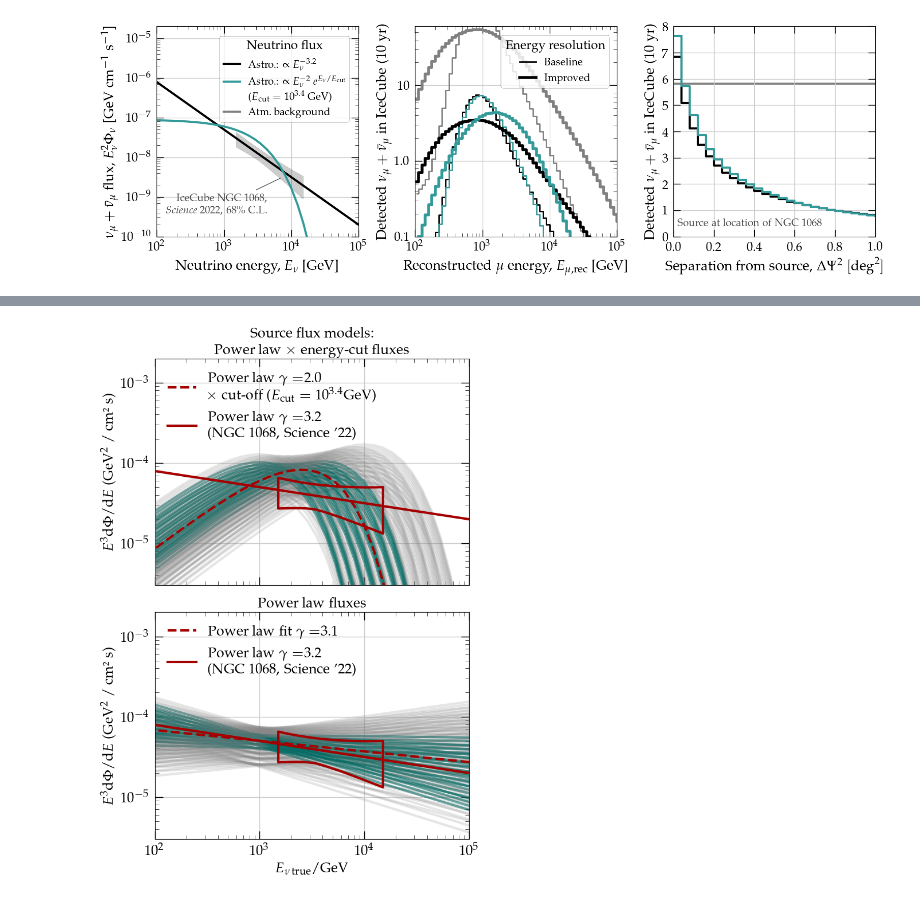
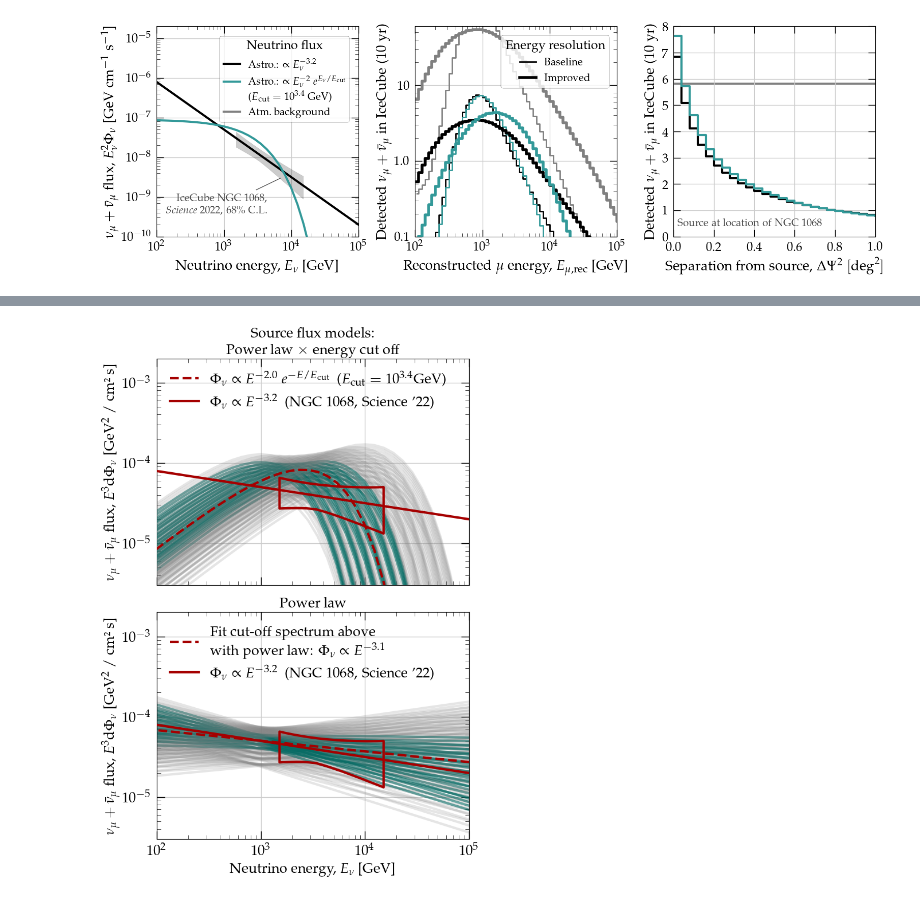
Before and after one commit to PLEnuM-group/Plenum, a Jupyter notebook: notebooks/misc/plotting_standalone.ipynb, the cells around one changed output, grey strips where cells are left out. Saved outputs shown, nothing was run; the diff lists cells and outputs as text; code cells hidden in the pictures.

```diff
--- a/notebooks/misc/plotting_standalone.ipynb
+++ b/notebooks/misc/plotting_standalone.ipynb
@@ -1643,13 +1655,15 @@ x_evals = np.logspace(0, 9, 100)
 y_scaling = 3
 
 f, ax = plt.subplots(nrows=2, figsize=(7, 10), sharex=True)
-ax[0].set_title("Source flux models: \n" + r"Power law $\times$ energy-cut fluxes")
-ax[1].set_title("Power law fluxes")
+ax[0].set_title("Source flux models: \n" + r"Power law $\times$ energy cut off")
+ax[1].set_title("Power law")
 
 current_color = st.colors[2]
 
 tmp_Gamma_cut = 2
-for (tmp_nz, tmp_logE_cut), series in pvals_ngc.groupby(["normalization_factor", "logE_cut"]):
+for (tmp_nz, tmp_logE_cut), series in pvals_ngc.groupby(
+    ["normalization_factor", "logE_cut"]
+):
     ## selecting results that are close to the original fit values
     mask = (np.abs(pivot_gamma_diff) < gamma_err) & (np.abs(pivot_norm_diff) < norm_err)
     if mask[tmp_logE_cut].loc[tmp_nz]:
@@ -1661,7 +1675,7 @@ for (tmp_nz, tmp_logE_cut), series in pvals_ngc.groupby(["normalization_factor",
 
     # define the correctly normalized PL+cut flux for NGC 1068
     ngc_cut_flux_tmp = PLcut_flux(
-        series.iloc[0]["flux_cut_norm"], #st.PHI_NGC * series.iloc[0]["flux_scaling"],
+        series.iloc[0]["flux_cut_norm"],  # st.PHI_NGC * series.iloc[0]["flux_scaling"],
         tmp_Gamma_cut,
         tmp_logE_cut,
         st.E0_NGC,
@@ -1710,10 +1724,12 @@ ax[0].plot(
     ls="--",
     lw=3,
     zorder=20,
-    label=rf"Power law $\gamma=${ngc_cut_flux.gamma}"
-    + "\n"
-    + rf"$\times$ "
-    + rf"cut-off ($E_{{\rm cut}}=10^{{{ngc_cut_flux.e_cut:1.1f}}}$GeV)",
+    label=rf"$\Phi_\nu \propto E^{{-{ngc_cut_flux.gamma}}} ~ e^{{-E/E_{{\rm cut}}}}$"
+    + rf"~~($E_{{\rm cut}}=10^{{{ngc_cut_flux.e_cut:1.1f}}}$GeV)",
+    # label=rf"Power law $\gamma=${ngc_cut_flux.gamma}"
+    # + "\n"
+    # + rf"$\times$ "
+    # + rf"cut-off ($E_{{\rm cut}}=10^{{{ngc_cut_flux.e_cut:1.1f}}}$GeV)",
 )
 
 # PL fit from chosen ecut/gamma parameters
@@ -1733,7 +1749,8 @@ ax[1].plot(
     ls="--",
     lw=3,
     zorder=20,
-    label=rf"Power law fit $\gamma=${tmp_ngc_flux.gamma:1.1f}",
+    label="Fit cut-off spectrum above \n"
+    + rf"with power law: $\Phi_\nu \propto E^{{-{tmp_ngc_flux.gamma:1.1f}}}$",
 )
 
 
@@ -1758,35 +1775,40 @@ for axx in ax:
         edgecolor=st.poles["Plenum-2"]["color"],
         facecolor=(0, 0, 0, 0),
         lw=3,
         zorder=15,
     )
     axx.plot(
         x_evals,
         pl * (x_evals**y_scaling),
-        label=f"Power law $\gamma=${ngc_flux.gamma}\n(NGC 1068, Science '22)",
+        label=rf"$\Phi_\nu \propto E^{{-{ngc_flux.gamma}}}$"
+        + "~~(NGC 1068, Science '22)",
         color=st.poles["Plenum-2"]["color"],
         alpha=1,
         zorder=10,
         lw=3,
     )
 
     axx.set_yscale("log")
-    axx.set_ylabel(fr"$ E^{{{y_scaling}}} {{\rm d}} \Phi / {{\rm d}}E$ (GeV$^{{{y_scaling-1}}}$ / cm² s)")
+    axx.set_ylabel(
+        r"$\nu_\mu+\bar{\nu}_\mu$ flux,~"
+        + rf"$E^{{{y_scaling}}} {{\rm d}} \Phi_\nu$"  # / {{\rm d}}E$"
+        + rf"~[GeV$^{{{y_scaling-1}}}$ / cm² s]",
+    )
     axx.set_xscale("log")
     if y_scaling == 3:
         axx.set_ylim(3e-6, 2e-3)
         axx.set_xlim(1e2, 1e5)
     elif y_scaling == 2:
         axx.set_ylim(1e-11, 1e-5)
         axx.set_xlim(1e2, 1e5)
 
     axx.legend(loc=2, frameon=False)
-ax[1].set_xlabel(r"$E_{\nu \, \rm true}$/GeV")
+ax[1].set_xlabel(r"Neutrino energy, $E_{\nu}$ [GeV]")
 
 f.tight_layout()
 f.savefig(
-    join(st.BASEPATH, plot_path, "pl-cut_flux_model_matching_E{y_scaling}_noCM.pdf"),
+    join(st.BASEPATH, plot_path, f"pl-cut_flux_model_matching_E{y_scaling}_noCM.pdf"),
     bbox_inches="tight",
 )
 # %% [output]
-[figure, old version]
+[figure, new version]
```
Also changed, not shown: parts of 12 cells of this notebook, 18 other files.
